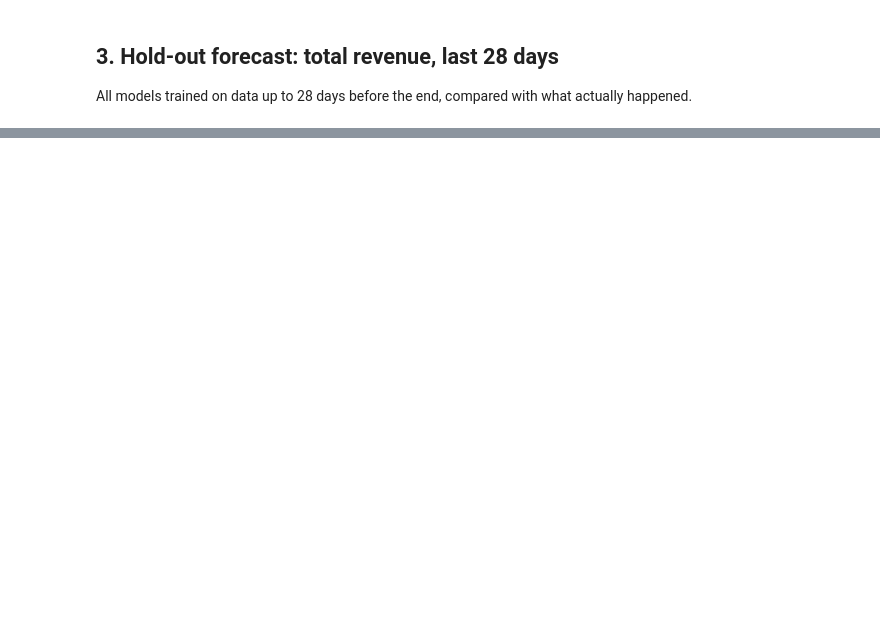
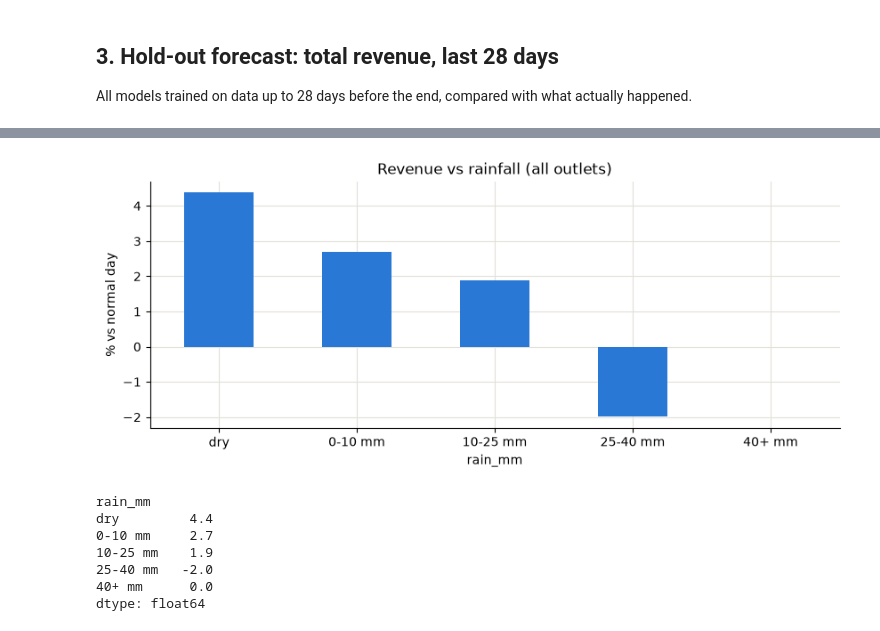
Before and after one commit to hellyparmar/ERIS, a Jupyter notebook: notebooks/forecast_evaluation.ipynb, the cells around one changed output, grey strips where cells are left out. Cells and saved outputs as stored; diff of their text form; code cells hidden in the pictures; blank space fills up the shorter version.

```diff
--- a/notebooks/forecast_evaluation.ipynb
+++ b/notebooks/forecast_evaluation.ipynb
@@ -160,0 +171,18 @@ pd.DataFrame(rows).set_index("model")[["wape", "mape", "mae", "bias_pct"]].round
+# %%
+exo = F.load_exog(db, spec, total, 0).reindex(total.index)
+level = total.groupby(total.index.dayofweek).transform(lambda s: s.rolling(5, center=True, min_periods=3).median())
+ratio = (total / level).dropna()
+rain = exo["rain_mm"].reindex(ratio.index).clip(upper=60)
+bins = pd.cut(rain, [-0.1, 0.5, 10, 25, 40, 60], labels=["dry", "0-10 mm", "10-25 mm", "25-40 mm", "40+ mm"])
+effect = (ratio.groupby(bins, observed=True).mean() - 1) * 100
+effect.plot.bar(color=COLORS[0]); plt.ylabel("% vs normal day"); plt.title("Revenue vs rainfall (all outlets)"); plt.xticks(rotation=0); plt.show()
+effect.round(1)
+# %% [output]
+[figure, added]
+rain_mm
+dry         4.4
+0-10 mm     2.7
+10-25 mm    1.9
+25-40 mm   -2.0
+40+ mm      0.0
+dtype: float64
```
Also changed, not shown: parts of 15 cells of this notebook.
